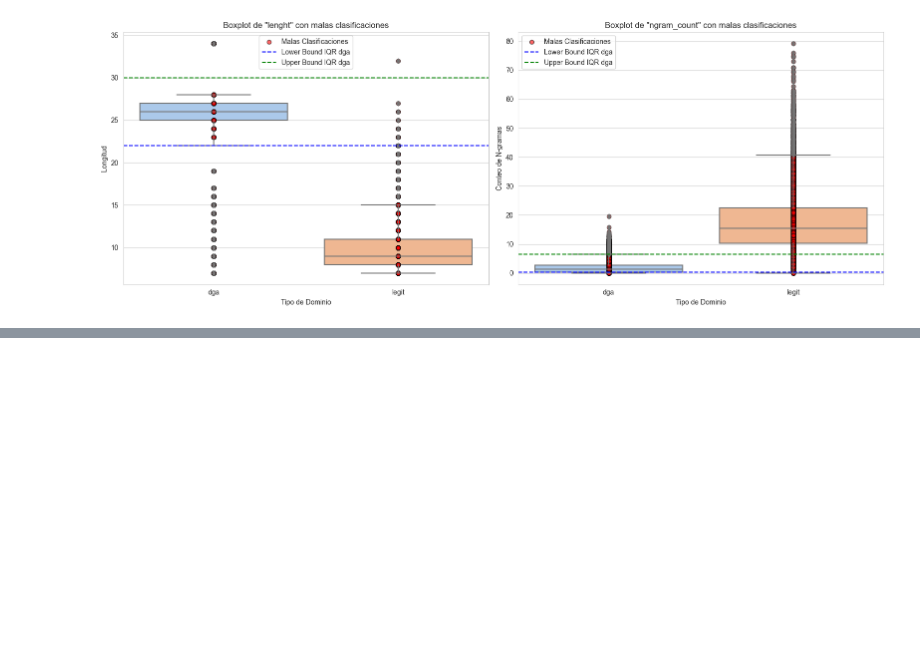
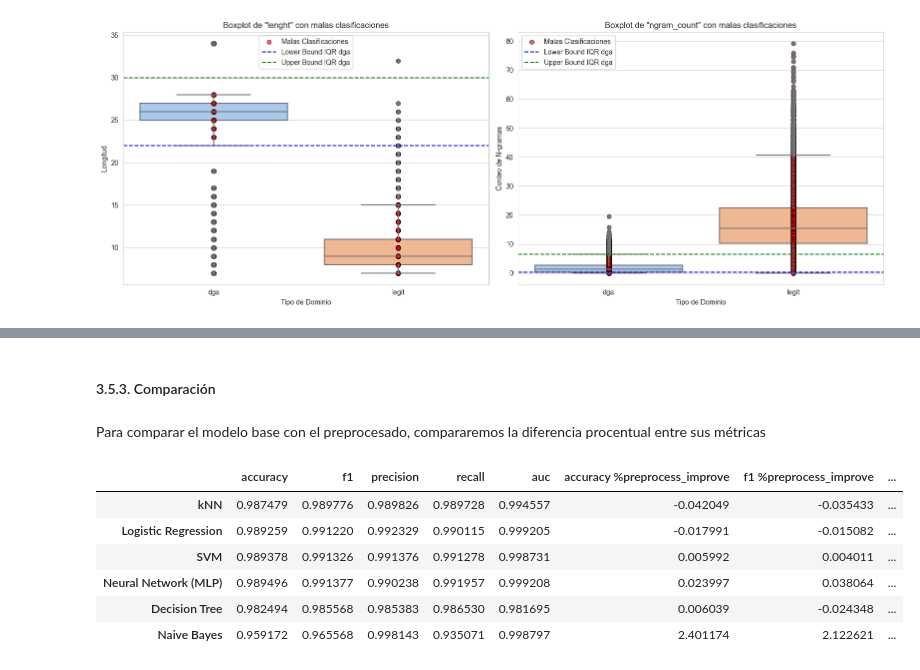
Before and after one commit to jpheredia/DGA_Classification, a Jupyter notebook: Project_notebook.ipynb, the cells around one changed output, grey strips where cells are left out. Saved outputs shown, nothing was run; the diff lists cells and outputs as text; code cells hidden in the pictures; blank space fills up the shorter version.

```diff
--- a/Project_notebook.ipynb
+++ b/Project_notebook.ipynb
@@ -569,0 +798,20 @@ Finalmente, aunque los resultados iniciales sugieren que, aunque el IQR es útil
+# %%
+for model_name, model in models.items():
+    # Crear un pipeline con el preprocesador y el modelo
+    pipeline.set_params(classifier=model)
+
+    # Evaluar con cross_val_score para cada métrica
+    scores = {metric: cross_val_score(pipeline, X_train, y_train_encoded, cv=5, scoring=scorer).mean()
+              for metric, scorer in scorers.items()}
+
+    # Guardar los resultados en el diccionario
+    results[model_name] = scores
+
+    # Guardar los modelos preprocesados
+    joblib.dump(pipeline, f'{model_name}_pipeline.pkl')
+
+
+# Convertir el diccionario de resultados en un DataFrame
+results_df_preprocess = pd.DataFrame(results).T
+
+results_df_preprocess
@@ -569,0 +826,28 @@ Finalmente, aunque los resultados iniciales sugieren que, aunque el IQR es útil
+# %% [markdown]
+#### 3.5.3. Comparación
+# %% [markdown]
+Para comparar el modelo base con el preprocesado, compararemos la diferencia procentual entre sus métricas
+# %%
+results_df_no_preprocess_copy = results_df_no_preprocess.copy()
+results_df_preprocess_copy = results_df_preprocess.copy()
+
+# Calcular el porcentaje de mejora para cada métrica
+metrics = ['accuracy', 'f1', 'precision', 'recall', 'auc']
+
+# Calcular el porcentaje de mejora y agregarlo al DataFrame de preprocesamiento
+for metric in metrics:
+    # Calcular la mejora
+    results_df_preprocess_copy[f'{metric} %preprocess_improve'] = ((results_df_preprocess_copy[metric] - results_df_no_preprocess_copy[metric]) / results_df_no_preprocess_copy[metric]) * 100
+
+# Asignar el nuevo DataFrame con el nombre correcto
+df_comparacion_ajustes = results_df_preprocess_copy
+
+df_comparacion_ajustes
+# %% [output]
+|  | accuracy | f1 | precision | recall | auc | accuracy %preprocess_improve | f1 %preprocess_improve | ... |
+| kNN | 0.987479 | 0.989776 | 0.989826 | 0.989728 | 0.994557 | -0.042049 | -0.035433 | ... |
+| Logistic Regression | 0.989259 | 0.991220 | 0.992329 | 0.990115 | 0.999205 | -0.017991 | -0.015082 | ... |
+| SVM | 0.989378 | 0.991326 | 0.991376 | 0.991278 | 0.998731 | 0.005992 | 0.004011 | ... |
+| Neural Network (MLP) | 0.989496 | 0.991377 | 0.990238 | 0.991957 | 0.999208 | 0.023997 | 0.038064 | ... |
+| Decision Tree | 0.982494 | 0.985568 | 0.985383 | 0.986530 | 0.981695 | 0.006039 | -0.024348 | ... |
+| Naive Bayes | 0.959172 | 0.965568 | 0.998143 | 0.935071 | 0.998797 | 2.401174 | 2.122621 | ... |
```
Also changed, not shown: parts of 25 cells of this notebook, 6 other files.
